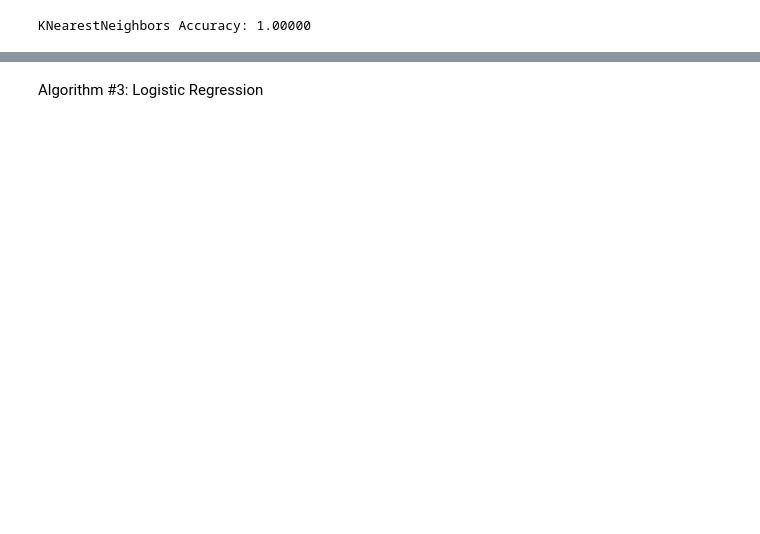
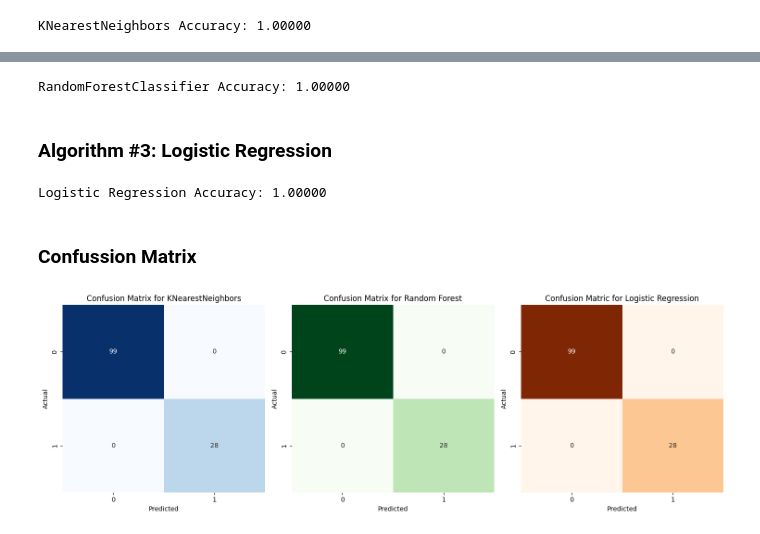
Before and after one commit to patrickortiz/ENDG-510-Lab-2024, a Jupyter notebook: Data_Algorithm.ipynb, the cells around one changed output, grey strips where cells are left out. Saved outputs shown, nothing was run; the diff lists cells and outputs as text; code cells hidden in the pictures; blank space fills up the shorter version.

Commit message:
implemented 3 models to compare data

```diff
--- a/Data_Algorithm.ipynb
+++ b/Data_Algorithm.ipynb
@@ -63,0 +59,12 @@ Algorithm #2: RandomForestClassifier
+# %%
+from sklearn.ensemble import RandomForestClassifier
+
+rf = RandomForestClassifier()
+rf.fit(x_train, y_train)
+rf_pred = rf.predict(x_test)
+
+#Evaluate the accuracy
+rf_accuracy = metrics.accuracy_score(y_test, rf_pred)
+print("RandomForestClassifier Accuracy: {:.5f}".format(rf_accuracy))
+# %% [output]
+RandomForestClassifier Accuracy: 1.00000
@@ -64,2 +78,14 @@ Algorithm #2: RandomForestClassifier
 # %% [markdown]
-Algorithm #3: Logistic Regression
+### Algorithm #3: Logistic Regression
+# %%
+from sklearn.linear_model import LogisticRegression
+
+log_reg = LogisticRegression()
+log_reg.fit(x_train, y_train)
+log_pred = log_reg.predict(x_test)
+
+# Evaluate the accuracy
+log_reg_accuracy = metrics.accuracy_score(y_test, log_pred)
+print("Logistic Regression Accuracy: {:.5f}".format(log_reg_accuracy))
+# %% [output]
+Logistic Regression Accuracy: 1.00000
@@ -65,0 +99,31 @@ Algorithm #3: Logistic Regression
+# %% [markdown]
+### Confussion Matrix
+# %%
+import seaborn as sns
+import matplotlib.pyplot as plt
+
+KNN_cm = metrics.confusion_matrix(y_test, KNN_predict)
+log_reg_cm = metrics.confusion_matrix(y_test, rf_pred)
+rf_cm = metrics.confusion_matrix(y_test, log_pred)
+
+fig, axes = plt.subplots(1, 3, figsize=(15, 5))
+
+sns.heatmap(KNN_cm, annot=True, fmt="d", cmap="Blues", cbar=False, ax=axes[0])
+axes[0].set_xlabel("Predicted")
+axes[0].set_ylabel("Actual")
+axes[0].set_title("Confusion Matrix for KNearestNeighbors")
+
+sns.heatmap(log_reg_cm, annot=True, fmt="d", cmap="Greens", cbar=False, ax=axes[1])
+axes[1].set_xlabel("Predicted")
+axes[1].set_ylabel("Actual")
+axes[1].set_title("Confusion Matrix for Random Forest")
+
+sns.heatmap(rf_cm, annot=True, fmt="d", cmap="Oranges", cbar=False, ax=axes[2])
+axes[2].set_xlabel("Predicted")
+axes[2].set_ylabel("Actual")
+axes[2].set_title("Confusion Matric for Logistic Regression")
+
+plt.tight_layout()
+plt.show()
+# %% [output]
+[figure, added]
```
Also changed, not shown: parts of 13 cells of this notebook.
